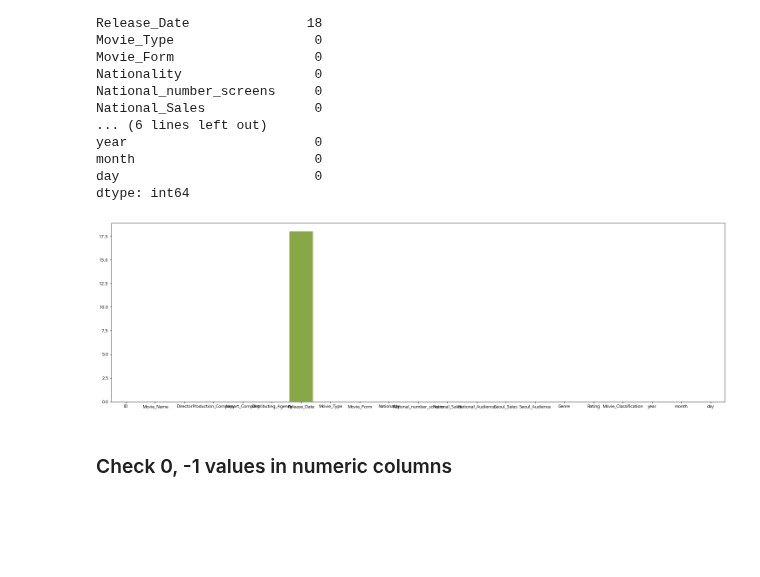
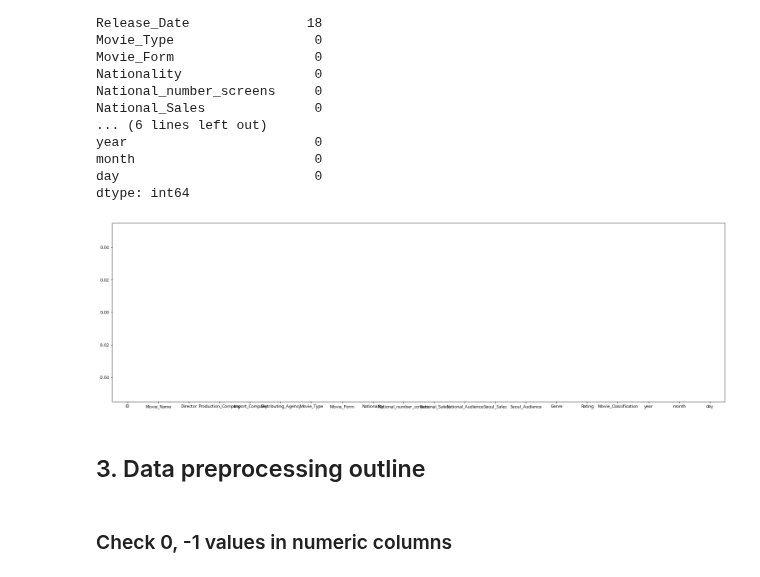
Before and after one commit to danielsun888/datathon, a Jupyter notebook: kyh.ipynb, the cells around one changed output. Cells and saved outputs as stored; diff of their text form; code cells hidden in the pictures; blank space fills up the shorter version.

```diff
--- a/kyh.ipynb
+++ b/kyh.ipynb
@@ -130,0 +167,5 @@ plt.show()
+# %%
+data_null = data.isnull().sum(axis = 1)
+data_null = data_null[data_null.values > 5]
+print('Count :', len(data_null))
+data = data.drop(data_null.index)
@@ -295,10 +360,13 @@ month                       0
 day                         0
 dtype: int64
 # %%
+data_null.drop('Release_Date', inplace = True)
 fig, ax = plt.subplots(constrained_layout=True, figsize = (20,6))
 sns.barplot(x=data_null.index, y=data_null.values)
 plt.show()
 # %% [output]
-[figure, old version]
+[figure, new version]
+# %% [markdown]
+## 3. Data preprocessing outline
 # %% [markdown]
 ### Check 0, -1 values in numeric columns
```
Also changed, not shown: parts of 29 cells of this notebook, 15 other files.
